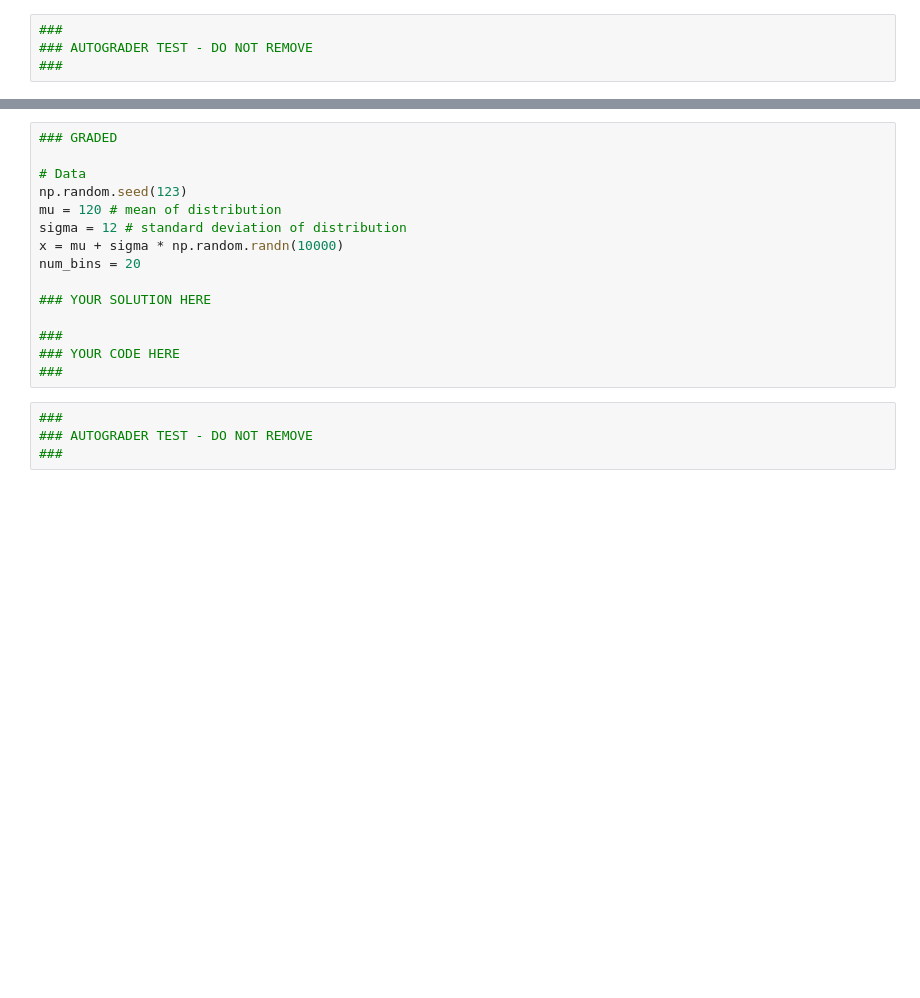
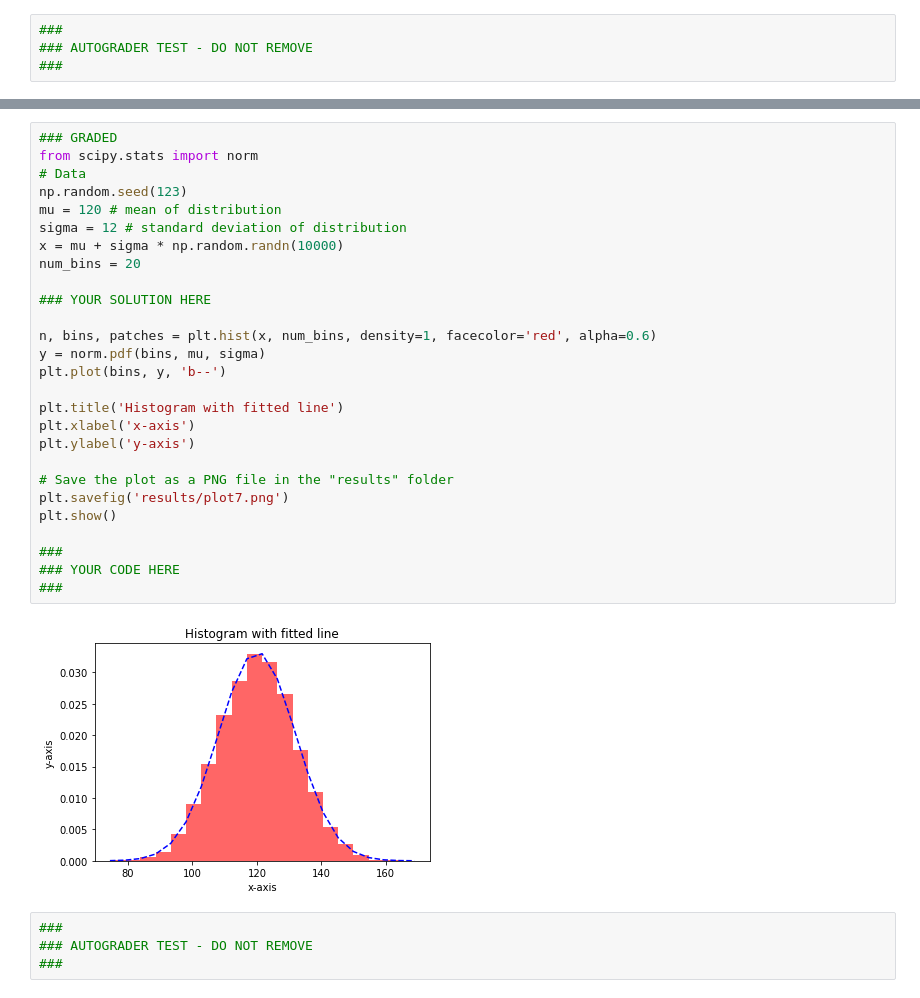
Before and after one commit to PPraveen2230/Data-science-assignment-week-14, a Jupyter notebook: Data_visualization.ipynb, the cells around one changed output, grey strips where cells are left out. Cells and saved outputs as stored; diff of their text form; blank space fills up the shorter version.

```diff
--- a/Data_visualization.ipynb
+++ b/Data_visualization.ipynb
@@ -431,19 +464,33 @@ The final plot should look like this:
 ![](assets/4.png)
 # %%
 ### GRADED
-
+from scipy.stats import norm
 # Data
 np.random.seed(123)
 mu = 120 # mean of distribution
 sigma = 12 # standard deviation of distribution
 x = mu + sigma * np.random.randn(10000)
 num_bins = 20
 
 ### YOUR SOLUTION HERE
 
+n, bins, patches = plt.hist(x, num_bins, density=1, facecolor='red', alpha=0.6)
+y = norm.pdf(bins, mu, sigma)
+plt.plot(bins, y, 'b--')
+
+plt.title('Histogram with fitted line')
+plt.xlabel('x-axis')
+plt.ylabel('y-axis')
+
+# Save the plot as a PNG file in the "results" folder
+plt.savefig('results/plot7.png')
+plt.show()
+
 ###
 ### YOUR CODE HERE
 ###
+# %% [output]
+[figure, added]
 # %%
 ###
 ### AUTOGRADER TEST - DO NOT REMOVE
```
Also changed, not shown: parts of 8 cells of this notebook.
